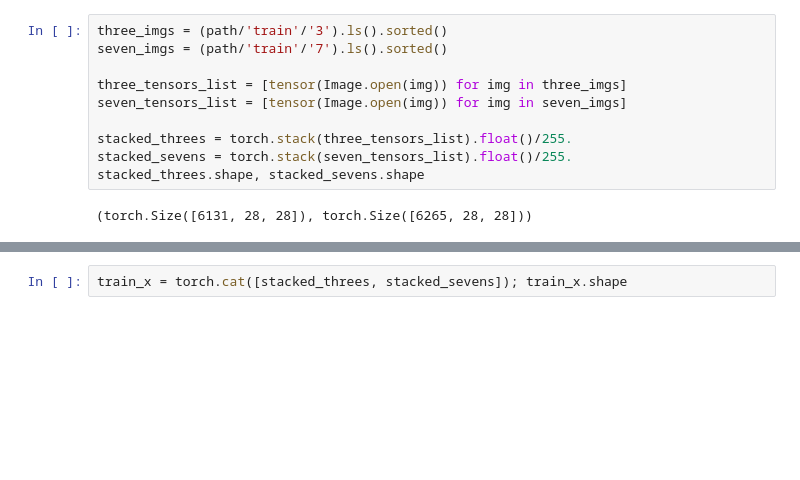
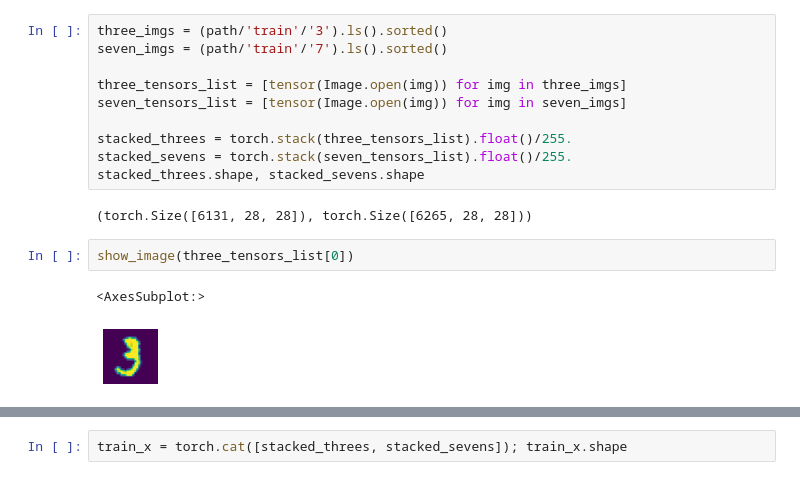
Before and after one commit to rkishore/fastai2020-coursev4, a Jupyter notebook: nbs/04_mnist_basics_with_softmax.ipynb, the cells around one changed output, grey strips where cells are left out. Cells and saved outputs as stored; diff of their text form; blank space fills up the shorter version.

```diff
--- a/nbs/04_mnist_basics_with_softmax.ipynb
+++ b/nbs/04_mnist_basics_with_softmax.ipynb
@@ -31,3 +33,8 @@ stacked_sevens = torch.stack(seven_tensors_list).float()/255.
 stacked_threes.shape, stacked_sevens.shape
 # %% [output]
 (torch.Size([6131, 28, 28]), torch.Size([6265, 28, 28]))
+# %%
+show_image(three_tensors_list[0])
+# %% [output]
+<AxesSubplot:>
+[figure, added]
```
Also changed, not shown: parts of 20 cells of this notebook, 2 other files.
